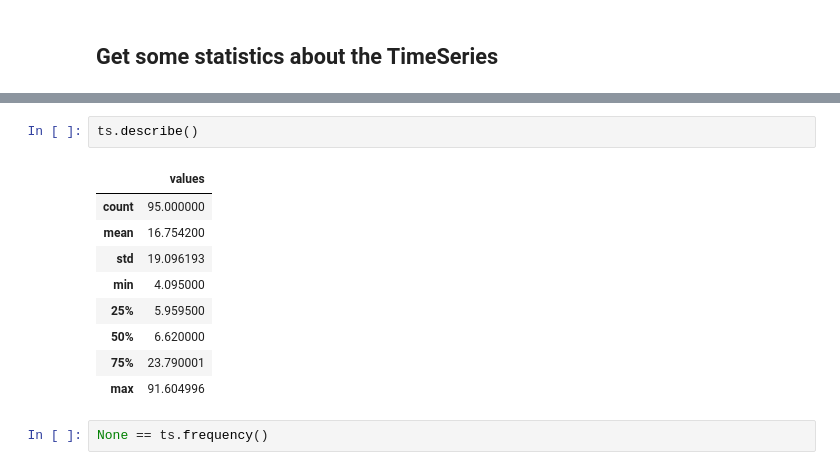
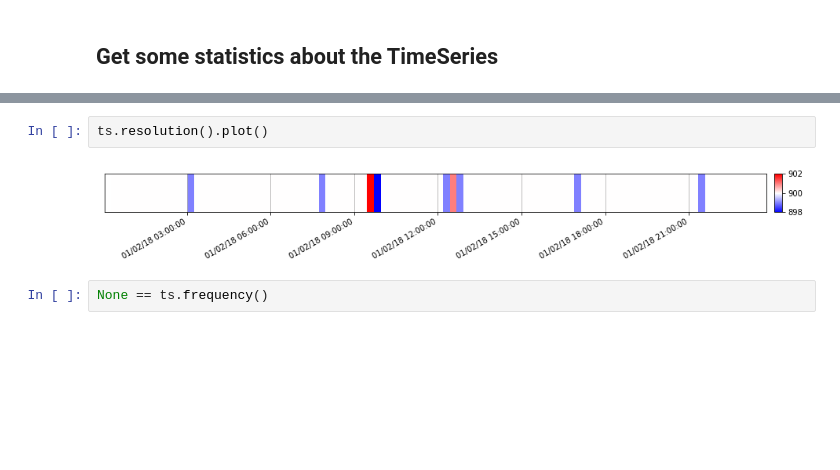
Before and after one commit to timeatlas-dev/timeatlas, a Jupyter notebook: notebooks/presentation.ipynb, the cells around one changed output, grey strips where cells are left out. Drawn from its saved outputs; the diff is of its cells as text; blank space fills up the shorter version.

```diff
--- a/notebooks/presentation.ipynb
+++ b/notebooks/presentation.ipynb
@@ -51,15 +54,7 @@ Timedelta('0 days 23:44:54')
-# %%
-ts.describe()
-# %% [output]
-|  | values |
-| count | 95.000000 |
-| mean | 16.754200 |
-| std | 19.096193 |
-| min | 4.095000 |
-| 25% | 5.959500 |
-| 50% | 6.620000 |
-| 75% | 23.790001 |
-| max | 91.604996 |
+# %%
+ts.resolution().plot()
+# %% [output]
+[figure, added]
 # %%
 None == ts.frequency()
 # %% [output]
```
Also changed, not shown: parts of 23 cells of this notebook, 1 other file.
